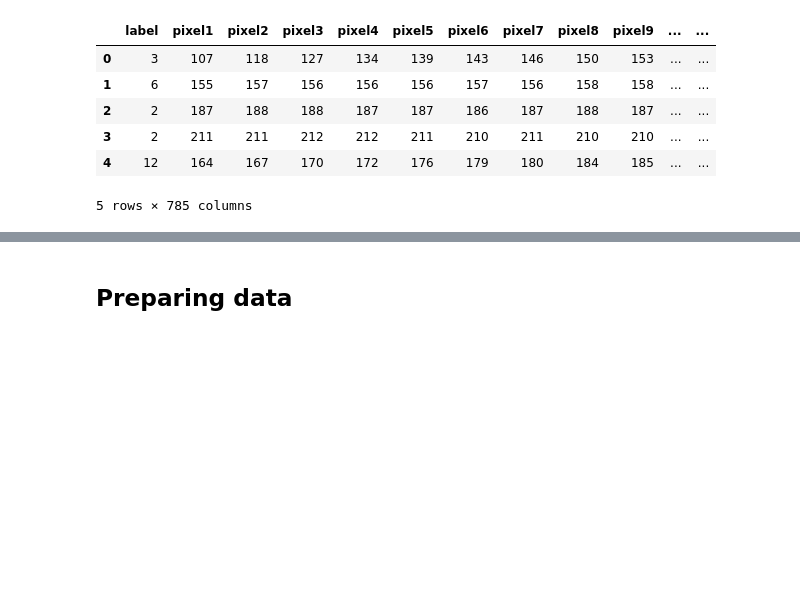
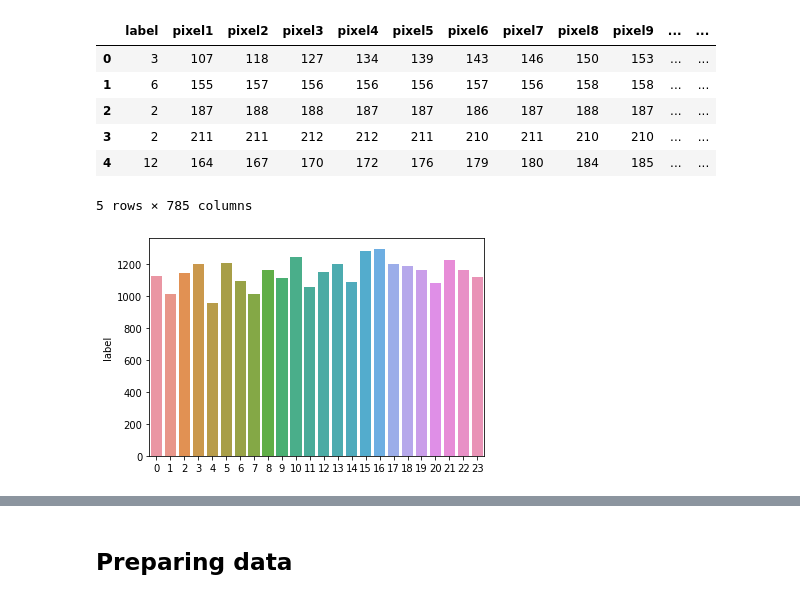
Before and after one commit to HuyenNguyenHelen/Computer-Vision-Pytorch, a Jupyter notebook: reproduced-submission/03_asl_cnn_pytorch.ipynb, the cells around one changed output, grey strips where cells are left out. Drawn from its saved outputs; the diff is of its cells as text; code cells hidden in the pictures; blank space fills up the shorter version.

```diff
--- a/reproduced-submission/03_asl_cnn_pytorch.ipynb
+++ b/reproduced-submission/03_asl_cnn_pytorch.ipynb
@@ -44,3 +45,8 @@ train_data.head()
 | 3 | 2 | 211 | 211 | 212 | 212 | 211 | 210 | 211 | 210 | 210 | ... | ... |
 | 4 | 12 | 164 | 167 | 170 | 172 | 176 | 179 | 180 | 184 | 185 | ... | ... |
 5 rows × 785 columns
+# %%
+sns.barplot(x=train_data.label.value_counts().index, y=train_data.label.value_counts())
+plt.show()
+# %% [output]
+[figure, added]
```
Also changed, not shown: parts of 18 cells of this notebook, 8 other files.
